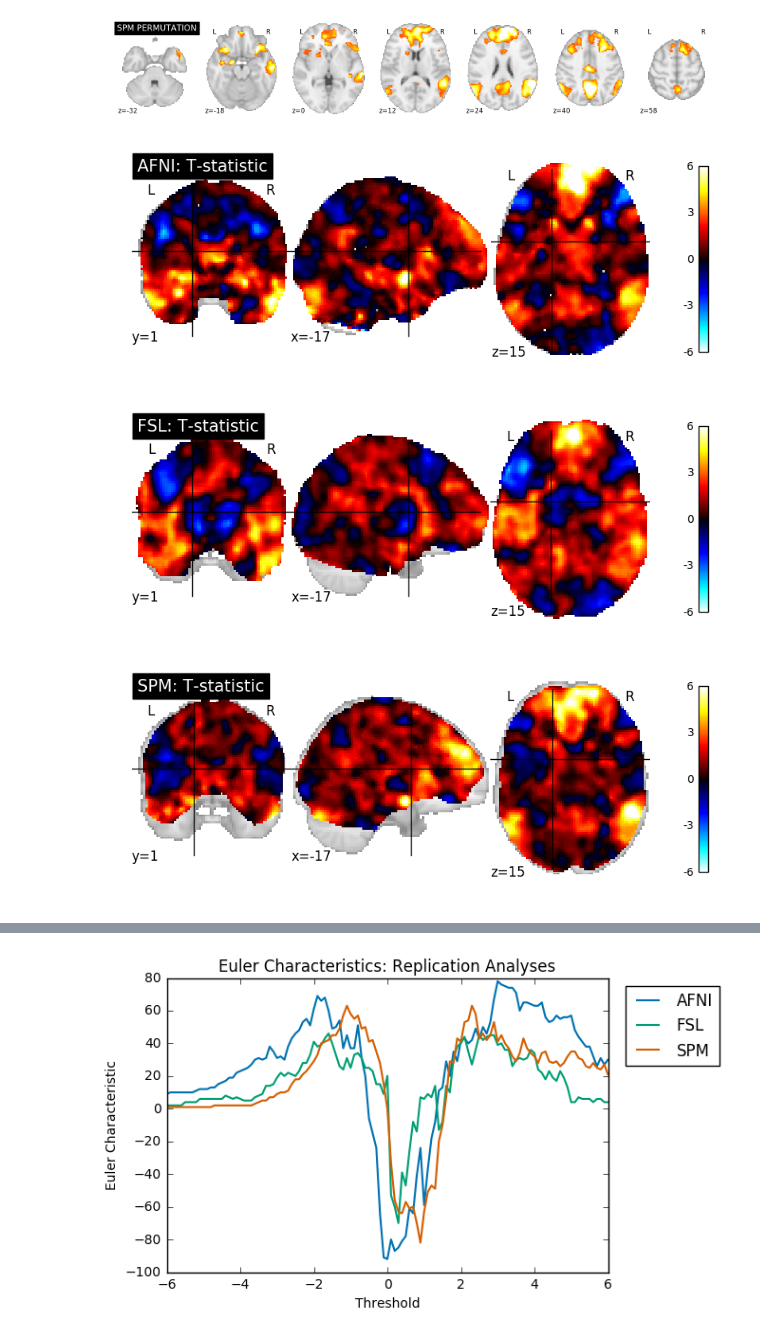
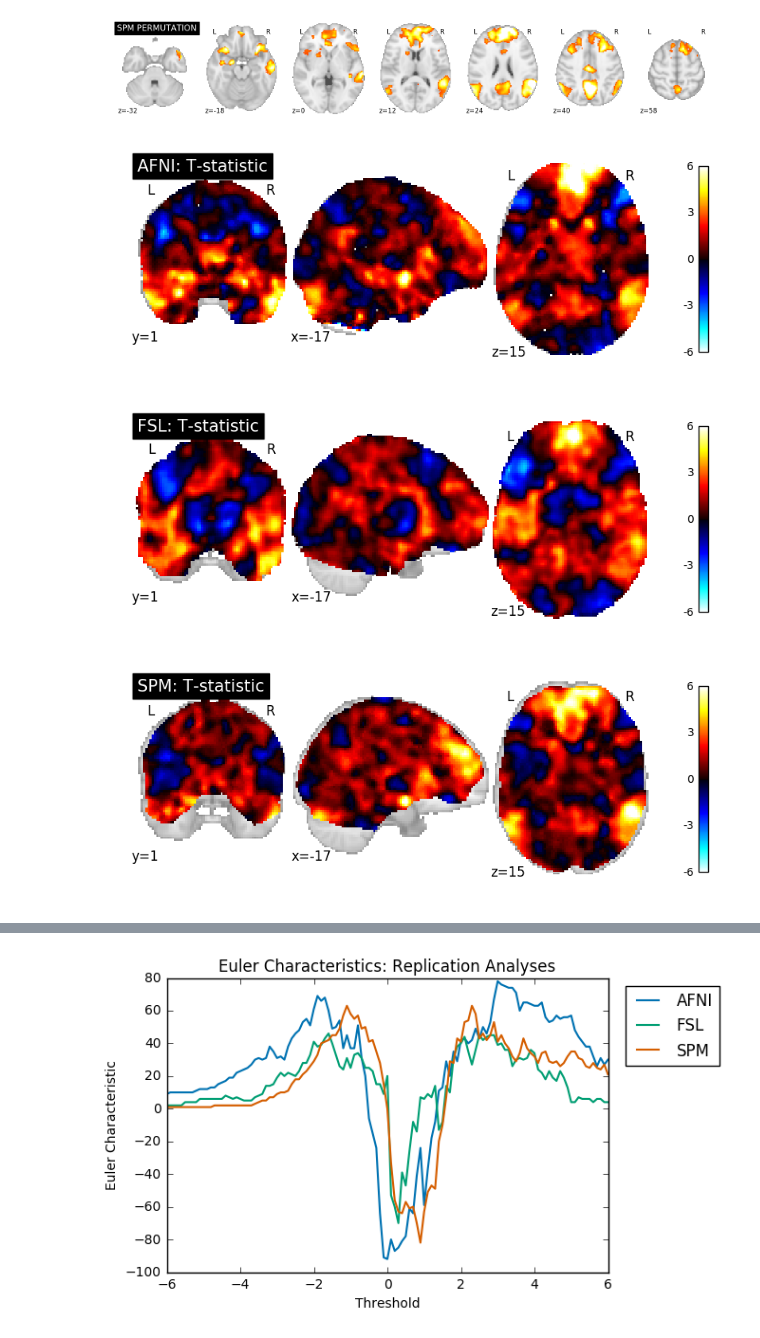
Before and after one commit to NISOx-BDI/Software_Comparison, a Jupyter notebook: ds109_notebook.ipynb, the cells around one changed output, grey strips where cells are left out. Cells and saved outputs as stored; diff of their text form; code cells hidden in the pictures.

```diff
--- a/ds109_notebook.ipynb
+++ b/ds109_notebook.ipynb
@@ -398,10 +398,10 @@ plot_excursion_sets.plot_excursion_sets(perm_exc_sets, max_activation, x_coords,
 # %%
 from lib import plot_stat_images
 reload(plot_stat_images)
-plot_stat_images.plot_stat_images(afni_stat_file, spm_stat_file, [-17, 1, 15], 'T-statistic', fsl_stat_file)
+plot_stat_images.plot_stat_images(afni_stat_file, spm_stat_file, max_activation, [-17, 1, 15], 'T-statistic', fsl_stat_file)
 # %% [output]
-[figure, old version]
+[figure, new version]
-[figure, old version]
+[figure, new version]
-[figure, old version]
+[figure, new version]
 # %%
 reload(plot_stat_images)
```
Also changed, not shown: parts of 2 cells of this notebook, 4 other files.
